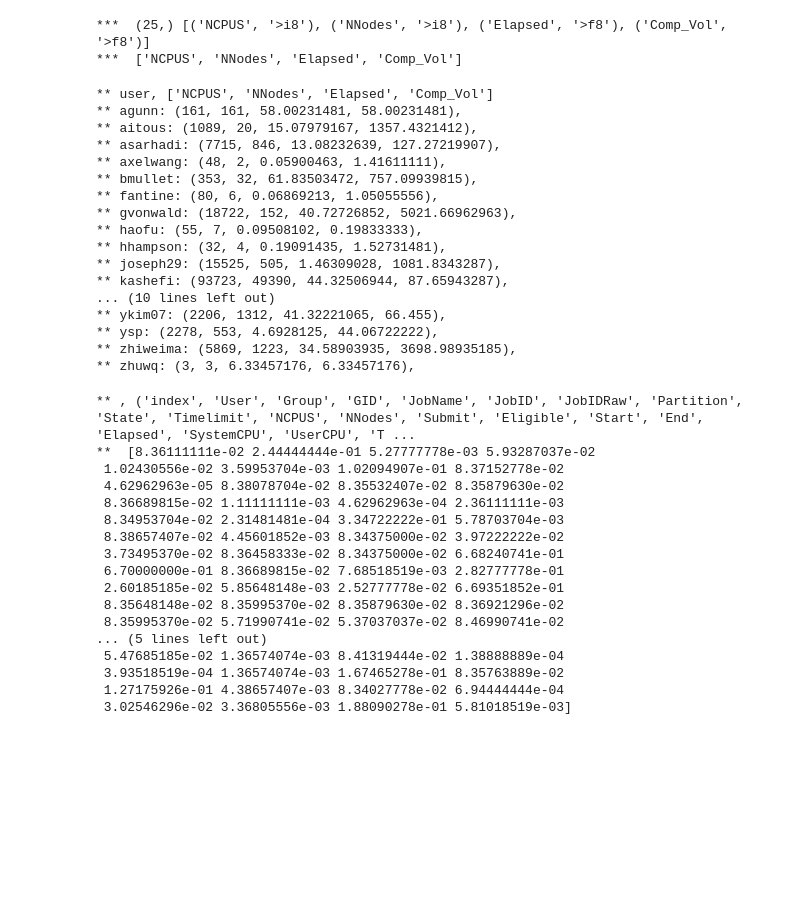
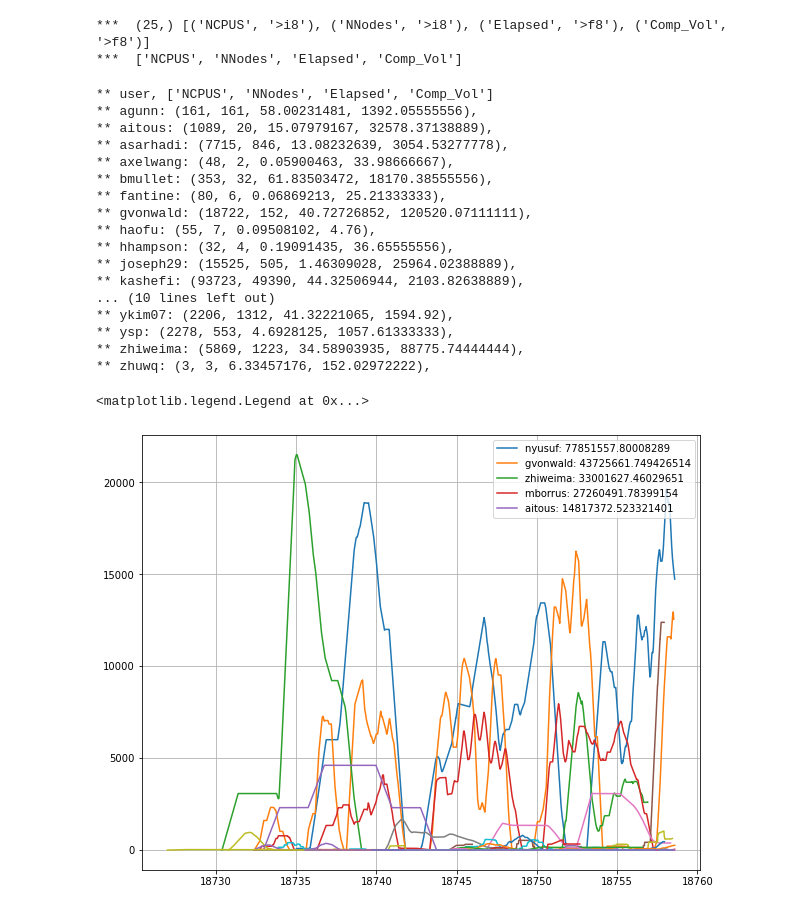
Before and after one commit to jeffersonscientific/HPC_analytics, a Jupyter notebook: SERC_analytics_realtime_query.ipynb, the cells around one changed output. Drawn from its saved outputs; the diff is of its cells as text; code cells hidden in the pictures; blank space fills up the shorter version.

```diff
--- a/SERC_analytics_realtime_query.ipynb
+++ b/SERC_analytics_realtime_query.ipynb
@@ -314,7 +314,7 @@ for k,user in enumerate(user_names):
     #
     vals = [numpy.sum( numpy.max([numpy.zeros(len(ix[user])), SACCT_obj.jobs_summary[cl][ix[user]]], axis=0) )
                       for cl in user_cols[:-1]]
-    vals += [numpy.sum(SACCT_obj.jobs_summary['Elapsed'][ix[user]] * SACCT_obj.jobs_summary['NCPUS'][ix[user]])]
+    vals += [numpy.sum(SACCT_obj.jobs_summary['Elapsed'][ix[user]]*24. * SACCT_obj.jobs_summary['NCPUS'][ix[user]])]
     #print('** ix: ', ix[user])
     #vals = [numpy.sum( (SACCT_obj.jobs_summary[cl][ numpy.array(ix[user])] ) )
     #        for cl in user_cols]
@@ -333,43 +333,34 @@ for nm,rw in zip(user_names, user_aggs):
     print('** {}: {}, '.format(nm,rw))
 # %% [output]
 ** user, ['NCPUS', 'NNodes', 'Elapsed', 'Comp_Vol']
-** agunn: (161, 161, 58.00231481, 58.00231481),
-** aitous: (1089, 20, 15.07979167, 1357.4321412),
-** asarhadi: (7715, 846, 13.08232639, 127.27219907),
-** axelwang: (48, 2, 0.05900463, 1.41611111),
-** bmullet: (353, 32, 61.83503472, 757.09939815),
-** fantine: (80, 6, 0.06869213, 1.05055556),
-** gvonwald: (18722, 152, 40.72726852, 5021.66962963),
-** haofu: (55, 7, 0.09508102, 0.19833333),
-** hhampson: (32, 4, 0.19091435, 1.52731481),
-** joseph29: (15525, 505, 1.46309028, 1081.8343287),
-** kashefi: (93723, 49390, 44.32506944, 87.65943287),
+** agunn: (161, 161, 58.00231481, 1392.05555556),
+** aitous: (1089, 20, 15.07979167, 32578.37138889),
+** asarhadi: (7715, 846, 13.08232639, 3054.53277778),
+** axelwang: (48, 2, 0.05900463, 33.98666667),
+** bmullet: (353, 32, 61.83503472, 18170.38555556),
+** fantine: (80, 6, 0.06869213, 25.21333333),
+** gvonwald: (18722, 152, 40.72726852, 120520.07111111),
+** haofu: (55, 7, 0.09508102, 4.76),
+** hhampson: (32, 4, 0.19091435, 36.65555556),
+** joseph29: (15525, 505, 1.46309028, 25964.02388889),
+** kashefi: (93723, 49390, 44.32506944, 2103.82638889),
 ... (10 lines left out)
-** ykim07: (2206, 1312, 41.32221065, 66.455),
-** ysp: (2278, 553, 4.6928125, 44.06722222),
-** zhiweima: (5869, 1223, 34.58903935, 3698.98935185),
-** zhuwq: (3, 3, 6.33457176, 6.33457176),
+** ykim07: (2206, 1312, 41.32221065, 1594.92),
+** ysp: (2278, 553, 4.6928125, 1057.61333333),
+** zhiweima: (5869, 1223, 34.58903935, 88775.74444444),
+** zhuwq: (3, 3, 6.33457176, 152.02972222),
-# %%
-print('** ,', SACCT_obj.jobs_summary.dtype.names)
-print('** ', SACCT_obj.jobs_summary['NCPUS'][ix['myoder96']]*SACCT_obj.jobs_summary['Elapsed'][ix['myoder96']])
-# %% [output]
-** , ('index', 'User', 'Group', 'GID', 'JobName', 'JobID', 'JobIDRaw', 'Partition', 'State', 'Timelimit', 'NCPUS', 'NNodes', 'Submit', 'Eligible', 'Start', 'End', 'Elapsed', 'SystemCPU', 'UserCPU', 'T ...
-**  [8.36111111e-02 2.44444444e-01 5.27777778e-03 5.93287037e-02
- 1.02430556e-02 3.59953704e-03 1.02094907e-01 8.37152778e-02
- 4.62962963e-05 8.38078704e-02 8.35532407e-02 8.35879630e-02
- 8.36689815e-02 1.11111111e-03 4.62962963e-04 2.36111111e-03
- 8.34953704e-02 2.31481481e-04 3.34722222e-01 5.78703704e-03
- 8.38657407e-02 4.45601852e-03 8.34375000e-02 3.97222222e-02
- 3.73495370e-02 8.36458333e-02 8.34375000e-02 6.68240741e-01
- 6.70000000e-01 8.36689815e-02 7.68518519e-03 2.82777778e-01
- 2.60185185e-02 5.85648148e-03 2.52777778e-02 6.69351852e-01
- 8.35648148e-02 8.35995370e-02 8.35879630e-02 8.36921296e-02
- 8.35995370e-02 5.71990741e-02 5.37037037e-02 8.46990741e-02
-... (5 lines left out)
- 5.47685185e-02 1.36574074e-03 8.41319444e-02 1.38888889e-04
- 3.93518519e-04 1.36574074e-03 1.67465278e-01 8.35763889e-02
- 1.27175926e-01 4.38657407e-03 8.34027778e-02 6.94444444e-04
- 3.02546296e-02 3.36805556e-03 1.88090278e-01 5.81018519e-03]
+# %%
+fg = plt.figure(figsize=(10,8))
+ax = plt.gca()
+ax.grid()
+for k,usr in enumerate(user_names[numpy.argsort(user_aggs['Comp_Vol'])[::-1]]):
+    cpuh = SACCT_obj.get_cpu_hours(bin_size=1.0, jobs_summary=SACCT_obj.jobs_summary[ix[usr]])
+    ax.plot(cpuh['time'], cpuh['cpu_hours'], label=('{}: {}'.format(usr, numpy.sum(cpuh['cpu_hours']) )
+                                                    if k<5 else None) )
+ax.legend(loc=0)
+# %% [output]
+<matplotlib.legend.Legend at 0x...>
+[figure, added]
 # %%
 # time of day(-like) compute volume requests.
 
```
Also changed, not shown: 1 other file.
